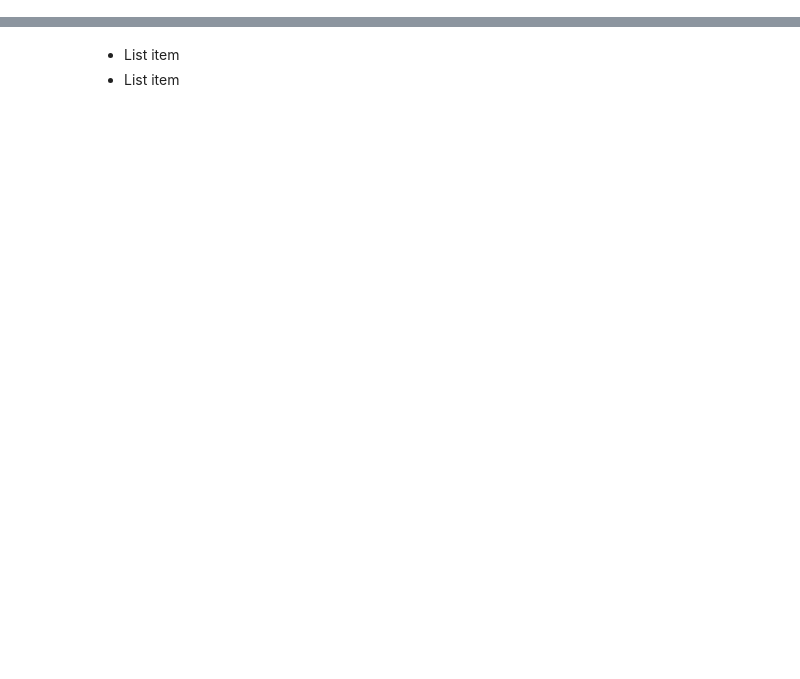
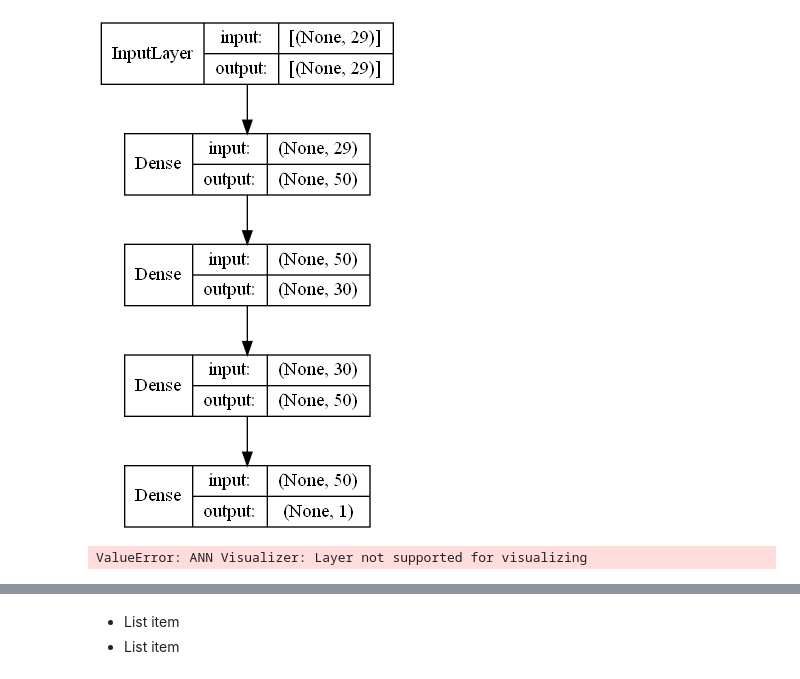
Before and after one commit to Sihal3/Special-Ed-AI-Analysis, a Jupyter notebook: Compiler.ipynb, the cells around one changed output, grey strips where cells are left out. Saved outputs shown, nothing was run; the diff lists cells and outputs as text; code cells hidden in the pictures; blank space fills up the shorter version.

```diff
--- a/Compiler.ipynb
+++ b/Compiler.ipynb
@@ -12,3 +131,22 @@ NUM_ROWS = 20000
+# %%
+tf.keras.utils.plot_model(
+    TARS,
+    to_file="model.png",
+    show_shapes=True,
+    show_dtype=False,
+    show_layer_names=False,
+    rankdir="TB",
+    expand_nested=True,
+    dpi=96,
+)
+# %% [output]
+[figure, added]
+# %%
+from ann_visualizer.visualize import ann_viz
+
+ann_viz(TARS, title="Keras Model Diagram")
+# %% [output]
+ValueError: ANN Visualizer: Layer not supported for visualizing
 # %%
 dframe = pd.DataFrame()
 dframe = datagen(NUM_ROWS)
```
Also changed, not shown: parts of 21 cells of this notebook, 41 other files.
